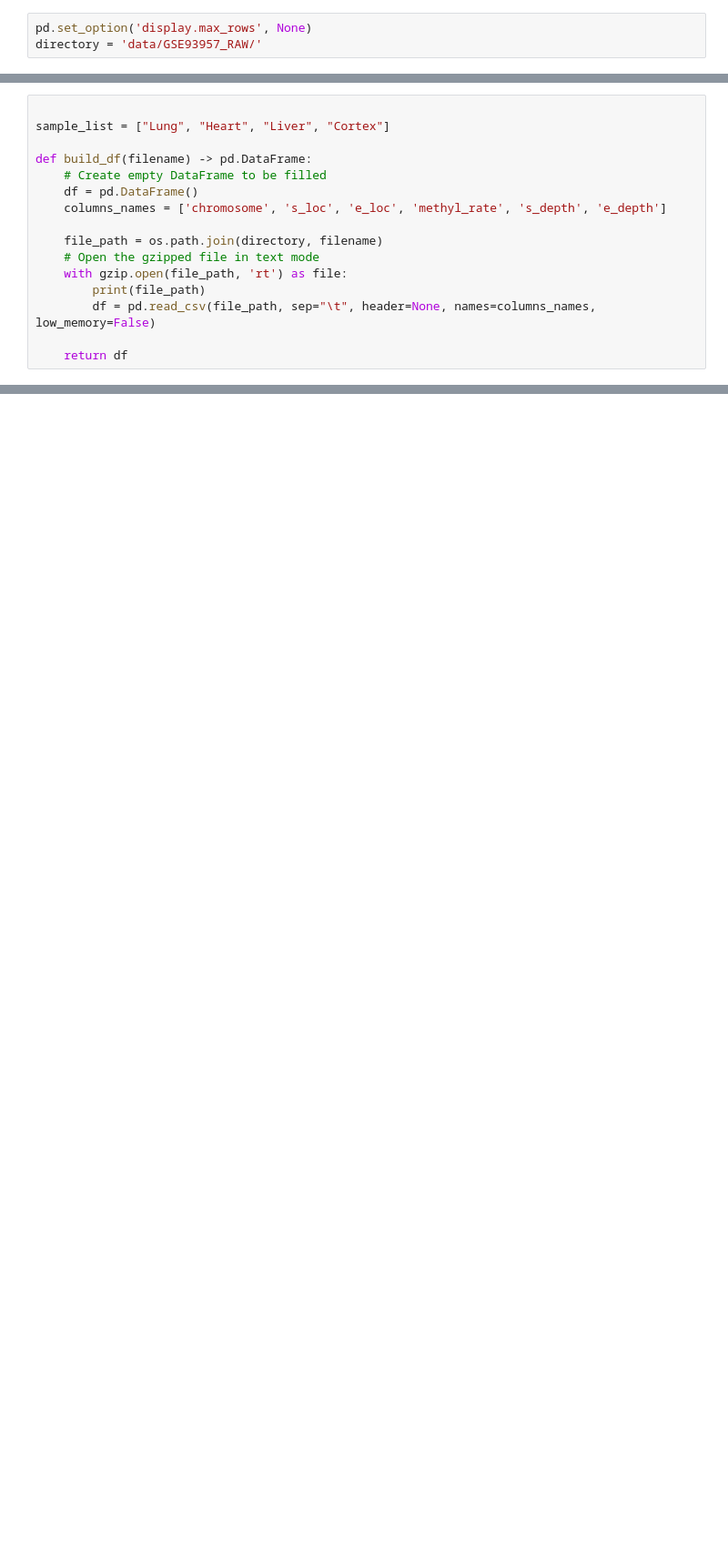
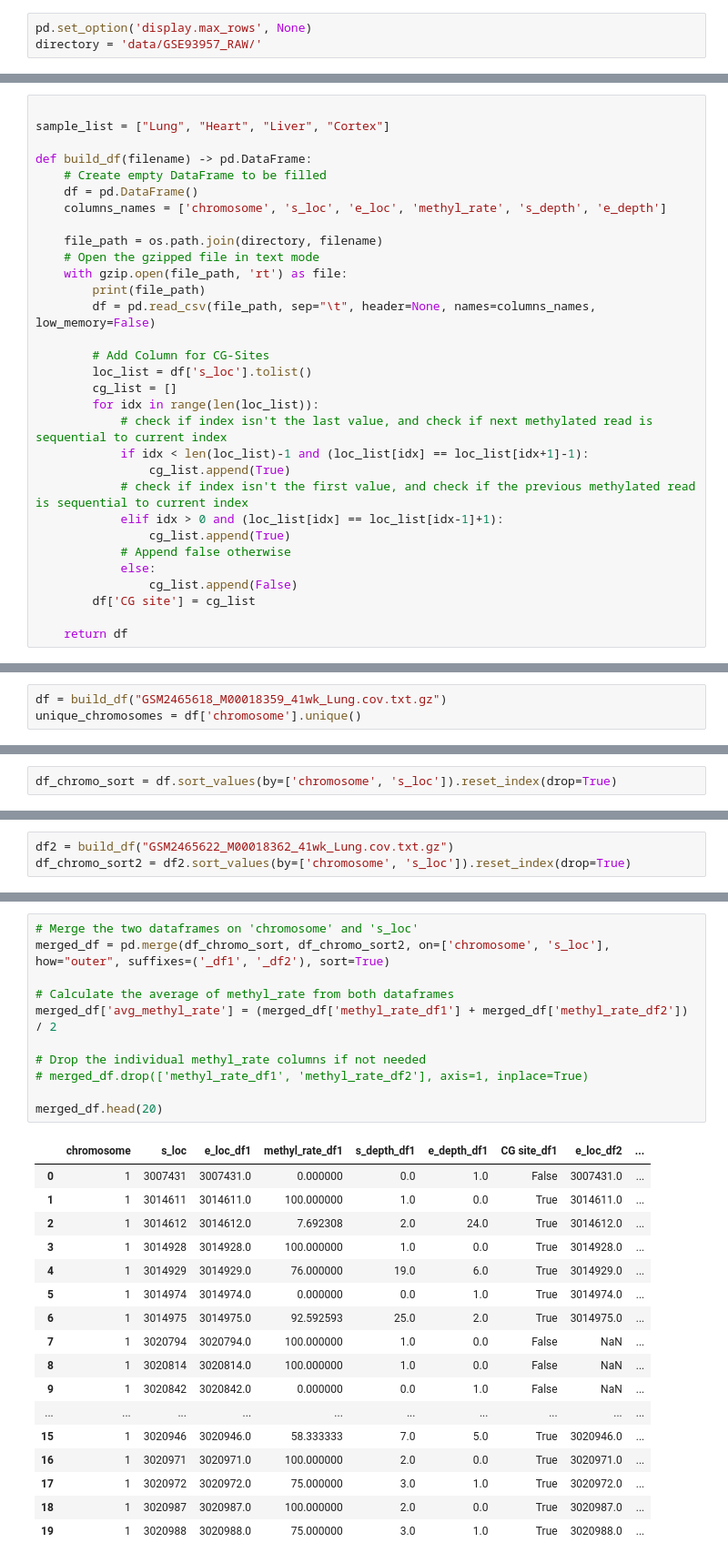
Before and after one commit to hunterDRuebsamen/Bioinformatic_Lab-1, a Jupyter notebook: test.ipynb, the cells around one changed output, grey strips where cells are left out. Shown: that part at 91% size. Cells and saved outputs as stored; diff of their text form; blank space fills up the shorter version.

```diff
--- a/test.ipynb
+++ b/test.ipynb
@@ -32,4 +25,19 @@ def build_df(filename) -> pd.DataFrame:
         print(file_path)
         df = pd.read_csv(file_path, sep="\t", header=None, names=columns_names, low_memory=False)
 
+        # Add Column for CG-Sites
+        loc_list = df['s_loc'].tolist()
+        cg_list = []
+        for idx in range(len(loc_list)):
+            # check if index isn't the last value, and check if next methylated read is sequential to current index
+            if idx < len(loc_list)-1 and (loc_list[idx] == loc_list[idx+1]-1):
+                cg_list.append(True)
+            # check if index isn't the first value, and check if the previous methylated read is sequential to current index
+            elif idx > 0 and (loc_list[idx] == loc_list[idx-1]+1):
+                cg_list.append(True)
+            # Append false otherwise
+            else:
+                cg_list.append(False)
+        df['CG site'] = cg_list
+
     return df
@@ -259,0 +44,3 @@ for methylation_column in methylation_columns:
+# %%
+df = build_df("GSM2465618_M00018359_41wk_Lung.cov.txt.gz")
+unique_chromosomes = df['chromosome'].unique()
@@ -259,0 +49,2 @@ for methylation_column in methylation_columns:
+# %%
+df_chromo_sort = df.sort_values(by=['chromosome', 's_loc']).reset_index(drop=True)
@@ -259,0 +65,3 @@ for methylation_column in methylation_columns:
+# %%
+df2 = build_df("GSM2465622_M00018362_41wk_Lung.cov.txt.gz")
+df_chromo_sort2 = df2.sort_values(by=['chromosome', 's_loc']).reset_index(drop=True)
@@ -259,0 +84,29 @@ for methylation_column in methylation_columns:
+# %%
+# Merge the two dataframes on 'chromosome' and 's_loc'
+merged_df = pd.merge(df_chromo_sort, df_chromo_sort2, on=['chromosome', 's_loc'], how="outer", suffixes=('_df1', '_df2'), sort=True)
+
+# Calculate the average of methyl_rate from both dataframes
+merged_df['avg_methyl_rate'] = (merged_df['methyl_rate_df1'] + merged_df['methyl_rate_df2']) / 2
+
+# Drop the individual methyl_rate columns if not needed
+# merged_df.drop(['methyl_rate_df1', 'methyl_rate_df2'], axis=1, inplace=True)
+
+merged_df.head(20)
+# %% [output]
+|  | chromosome | s_loc | e_loc_df1 | methyl_rate_df1 | s_depth_df1 | e_depth_df1 | CG site_df1 | e_loc_df2 | ... |
+| 0 | 1 | 3007431 | 3007431.0 | 0.000000 | 0.0 | 1.0 | False | 3007431.0 | ... |
+| 1 | 1 | 3014611 | 3014611.0 | 100.000000 | 1.0 | 0.0 | True | 3014611.0 | ... |
+| 2 | 1 | 3014612 | 3014612.0 | 7.692308 | 2.0 | 24.0 | True | 3014612.0 | ... |
+| 3 | 1 | 3014928 | 3014928.0 | 100.000000 | 1.0 | 0.0 | True | 3014928.0 | ... |
+| 4 | 1 | 3014929 | 3014929.0 | 76.000000 | 19.0 | 6.0 | True | 3014929.0 | ... |
+| 5 | 1 | 3014974 | 3014974.0 | 0.000000 | 0.0 | 1.0 | True | 3014974.0 | ... |
+| 6 | 1 | 3014975 | 3014975.0 | 92.592593 | 25.0 | 2.0 | True | 3014975.0 | ... |
+| 7 | 1 | 3020794 | 3020794.0 | 100.000000 | 1.0 | 0.0 | False | NaN | ... |
+| 8 | 1 | 3020814 | 3020814.0 | 100.000000 | 1.0 | 0.0 | False | NaN | ... |
+| 9 | 1 | 3020842 | 3020842.0 | 0.000000 | 0.0 | 1.0 | False | NaN | ... |
+| ... | ... | ... | ... | ... | ... | ... | ... | ... | ... |
+| 15 | 1 | 3020946 | 3020946.0 | 58.333333 | 7.0 | 5.0 | True | 3020946.0 | ... |
+| 16 | 1 | 3020971 | 3020971.0 | 100.000000 | 2.0 | 0.0 | True | 3020971.0 | ... |
+| 17 | 1 | 3020972 | 3020972.0 | 75.000000 | 3.0 | 1.0 | True | 3020972.0 | ... |
+| 18 | 1 | 3020987 | 3020987.0 | 100.000000 | 2.0 | 0.0 | True | 3020987.0 | ... |
+| 19 | 1 | 3020988 | 3020988.0 | 75.000000 | 3.0 | 1.0 | True | 3020988.0 | ... |
```
Also changed, not shown: parts of 26 cells of this notebook.
